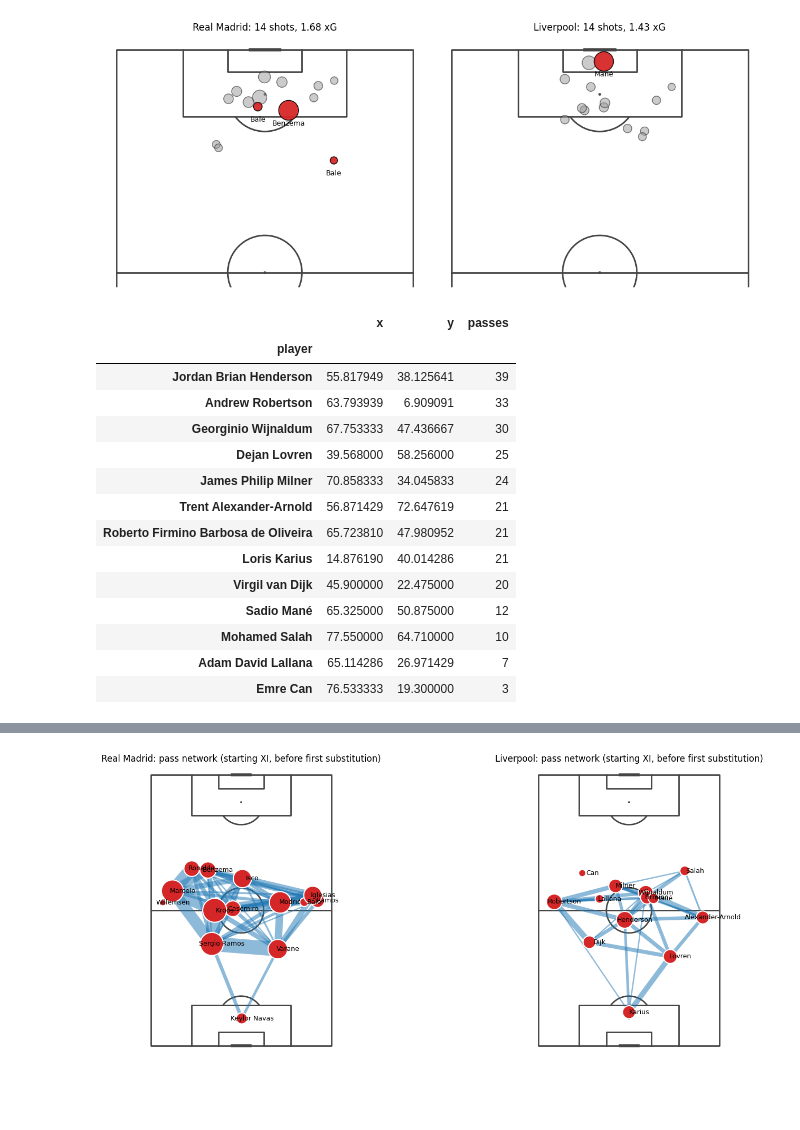
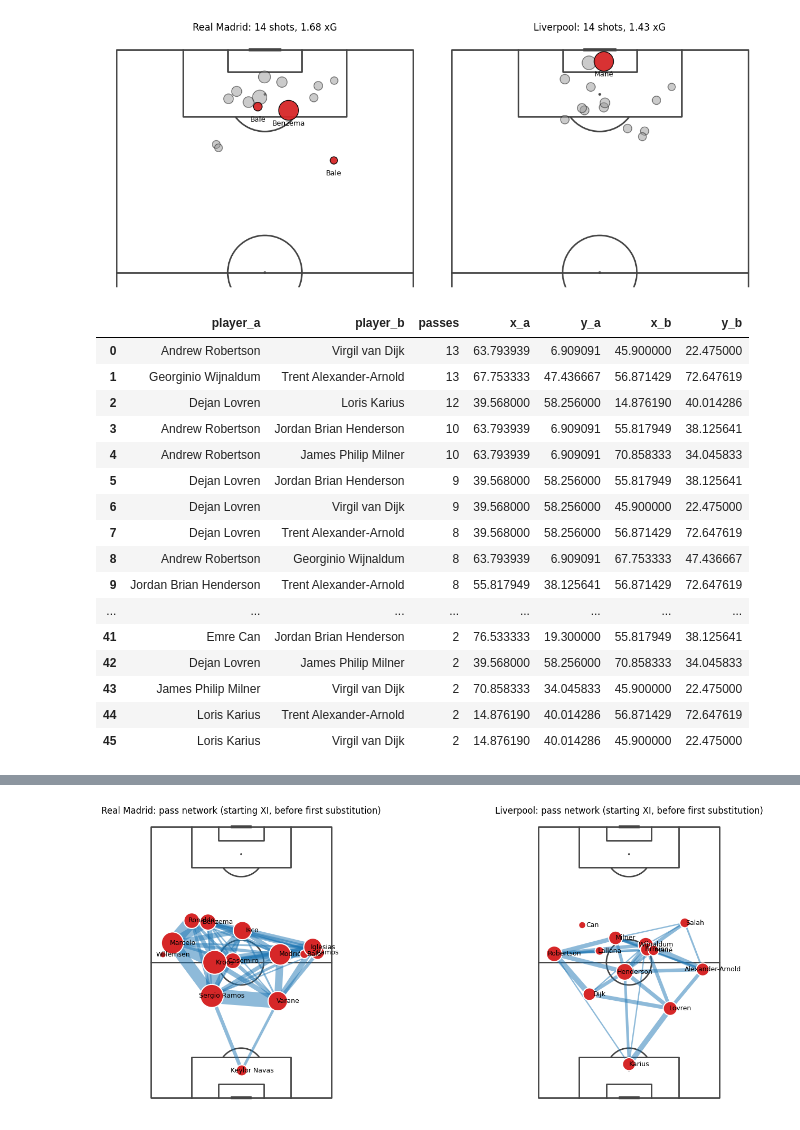
Before and after one commit to moyassinee/singleMatchAnalysis, a Jupyter notebook: notebooks/02_eda_vizualisations.ipynb, the cells around one changed output, grey strips where cells are left out. Saved outputs shown, nothing was run; the diff lists cells and outputs as text; code cells hidden in the pictures; blank space fills up the shorter version.

```diff
--- a/notebooks/02_eda_vizualisations.ipynb
+++ b/notebooks/02_eda_vizualisations.ipynb
@@ -29,24 +29,26 @@ fig.savefig("../outputs/figures/shot_maps.png", dpi=150, bbox_inches="tight")
 # %%
 from src.features import passing_network
 from src.viz import plot_pass_network
 
 nodes, edges = passing_network(events, "Liverpool", min_passes=2)
-nodes.sort_values("passes", ascending=False)     # who touched the ball most?
+edges.sort_values("passes", ascending=False)     # who touched the ball most?
 # %% [output]
-|  | x | y | passes |
-| player |  |  |  |
-| Jordan Brian Henderson | 55.817949 | 38.125641 | 39 |
-| Andrew Robertson | 63.793939 | 6.909091 | 33 |
-| Georginio Wijnaldum | 67.753333 | 47.436667 | 30 |
-| Dejan Lovren | 39.568000 | 58.256000 | 25 |
-| James Philip Milner | 70.858333 | 34.045833 | 24 |
-| Trent Alexander-Arnold | 56.871429 | 72.647619 | 21 |
-| Roberto Firmino Barbosa de Oliveira | 65.723810 | 47.980952 | 21 |
-| Loris Karius | 14.876190 | 40.014286 | 21 |
-| Virgil van Dijk | 45.900000 | 22.475000 | 20 |
-| Sadio Mané | 65.325000 | 50.875000 | 12 |
-| Mohamed Salah | 77.550000 | 64.710000 | 10 |
-| Adam David Lallana | 65.114286 | 26.971429 | 7 |
-| Emre Can | 76.533333 | 19.300000 | 3 |
+|  | player_a | player_b | passes | x_a | y_a | x_b | y_b |
+| 0 | Andrew Robertson | Virgil van Dijk | 13 | 63.793939 | 6.909091 | 45.900000 | 22.475000 |
+| 1 | Georginio Wijnaldum | Trent Alexander-Arnold | 13 | 67.753333 | 47.436667 | 56.871429 | 72.647619 |
+| 2 | Dejan Lovren | Loris Karius | 12 | 39.568000 | 58.256000 | 14.876190 | 40.014286 |
+| 3 | Andrew Robertson | Jordan Brian Henderson | 10 | 63.793939 | 6.909091 | 55.817949 | 38.125641 |
+| 4 | Andrew Robertson | James Philip Milner | 10 | 63.793939 | 6.909091 | 70.858333 | 34.045833 |
+| 5 | Dejan Lovren | Jordan Brian Henderson | 9 | 39.568000 | 58.256000 | 55.817949 | 38.125641 |
+| 6 | Dejan Lovren | Virgil van Dijk | 9 | 39.568000 | 58.256000 | 45.900000 | 22.475000 |
+| 7 | Dejan Lovren | Trent Alexander-Arnold | 8 | 39.568000 | 58.256000 | 56.871429 | 72.647619 |
+| 8 | Andrew Robertson | Georginio Wijnaldum | 8 | 63.793939 | 6.909091 | 67.753333 | 47.436667 |
+| 9 | Jordan Brian Henderson | Trent Alexander-Arnold | 8 | 55.817949 | 38.125641 | 56.871429 | 72.647619 |
+| ... | ... | ... | ... | ... | ... | ... | ... |
+| 41 | Emre Can | Jordan Brian Henderson | 2 | 76.533333 | 19.300000 | 55.817949 | 38.125641 |
+| 42 | Dejan Lovren | James Philip Milner | 2 | 39.568000 | 58.256000 | 70.858333 | 34.045833 |
+| 43 | James Philip Milner | Virgil van Dijk | 2 | 70.858333 | 34.045833 | 45.900000 | 22.475000 |
+| 44 | Loris Karius | Trent Alexander-Arnold | 2 | 14.876190 | 40.014286 | 56.871429 | 72.647619 |
+| 45 | Loris Karius | Virgil van Dijk | 2 | 14.876190 | 40.014286 | 45.900000 | 22.475000 |
 # %%
 nodes, edges = passing_network(events, "Real Madrid", min_passes=2)
```
Also changed, not shown: parts of 1 cell of this notebook, 1 other file.
